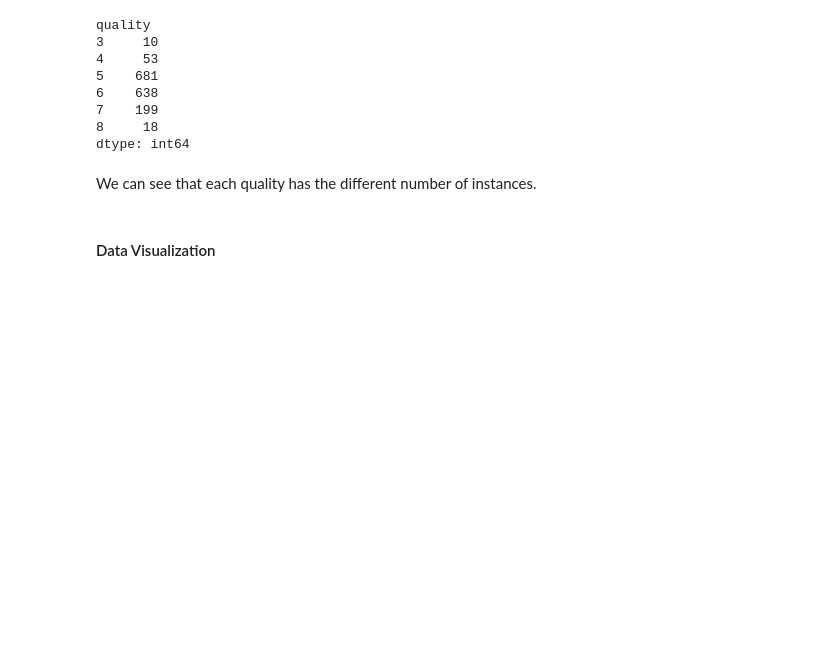
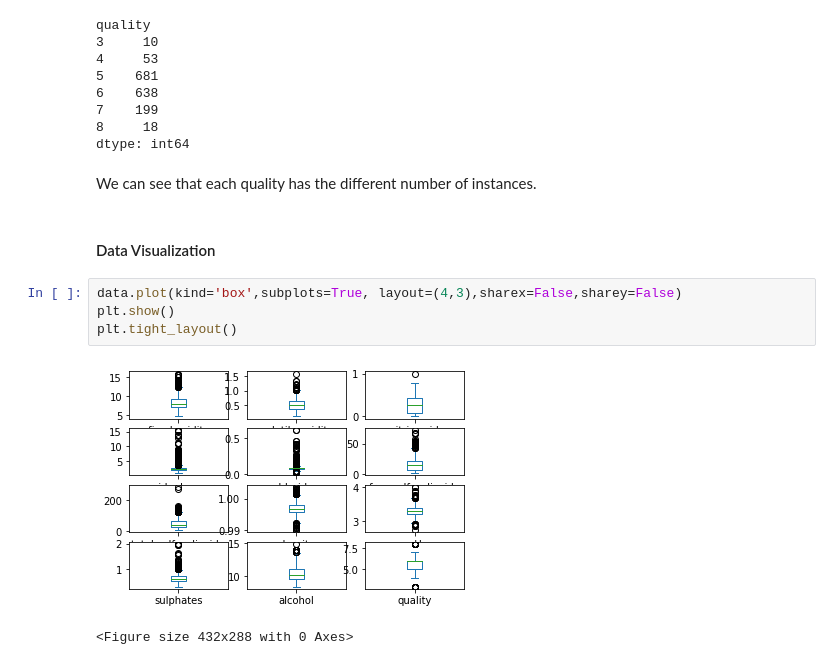
Before and after one commit to jamesleocodes/cheminformatics_projects, a Jupyter notebook: wine/wine.ipynb, the cells around one changed output. Cells and saved outputs as stored; diff of their text form; blank space fills up the shorter version.

```diff
--- a/wine/wine.ipynb
+++ b/wine/wine.ipynb
@@ -106,3 +111,10 @@ dtype: int64
 We can see that each quality has the different number of instances.
 # %% [markdown]
 #### Data Visualization
+# %%
+data.plot(kind='box',subplots=True, layout=(4,3),sharex=False,sharey=False)
+plt.show()
+plt.tight_layout()
+# %% [output]
+[figure, added]
+<Figure size 432x288 with 0 Axes>
```
Also changed, not shown: parts of 27 cells of this notebook.
